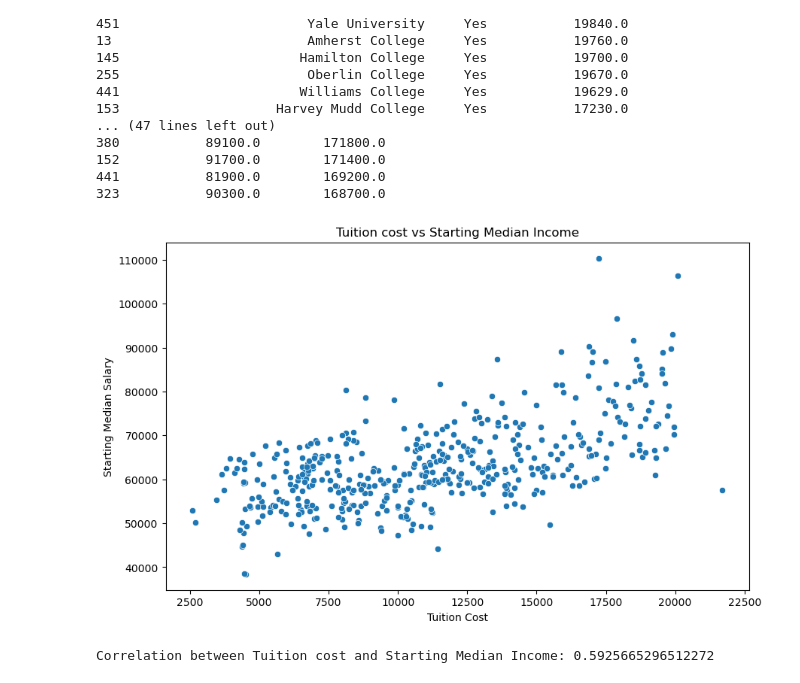
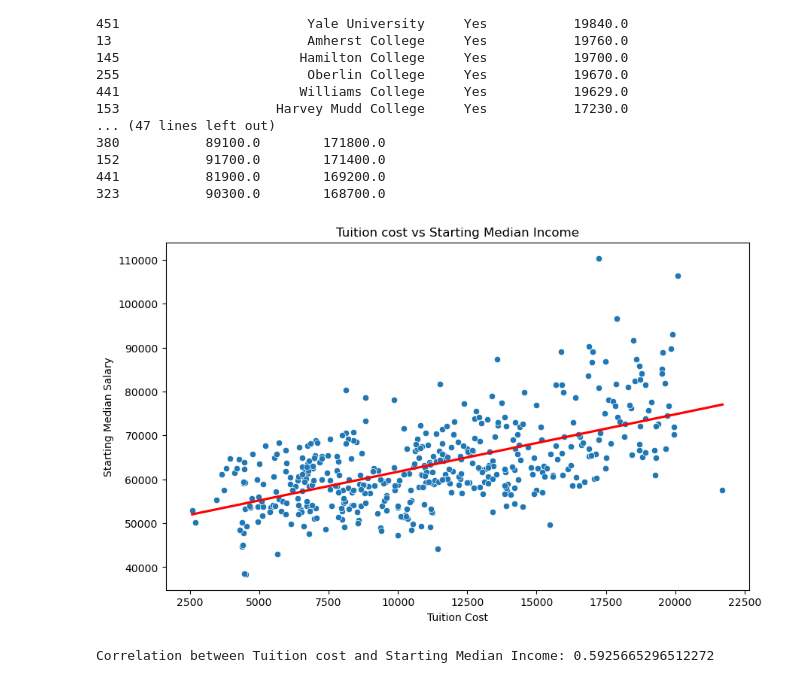
Before and after one commit to sWeeks99/Education_Trends_and_Opportunities, a Jupyter notebook: gulsens_analysis/gulsens_analysis.ipynb, the cells around one changed output. Drawn from its saved outputs; the diff is of its cells as text; code cells hidden in the pictures.

```diff
--- a/gulsens_analysis/gulsens_analysis.ipynb
+++ b/gulsens_analysis/gulsens_analysis.ipynb
@@ -79,14 +79,15 @@ print(top_10_values)
 # %%
 # Scatter plot: Tuition cost vs Starting Median Income
 plt.figure(figsize=(10, 6))
 sns.scatterplot(x='Tuition/Semester', y='Early Career Pay', data=merged_data)
+sns.regplot(x='Tuition/Semester', y='Early Career Pay', data=merged_data, scatter=False, color='red', ci=None)
 plt.title('Tuition cost vs Starting Median Income')
 plt.xlabel('Tuition Cost')
 plt.ylabel('Starting Median Salary')
 plt.savefig('../data/tuition_cost_vs_starting_median_income')
 plt.show()
 # %% [output]
-[figure, old version]
+[figure, new version]
 # %%
 # Calculate correlation between Tuition cost and Starting Median Income
 
```
Also changed, not shown: parts of 8 cells of this notebook, 5 other files.
